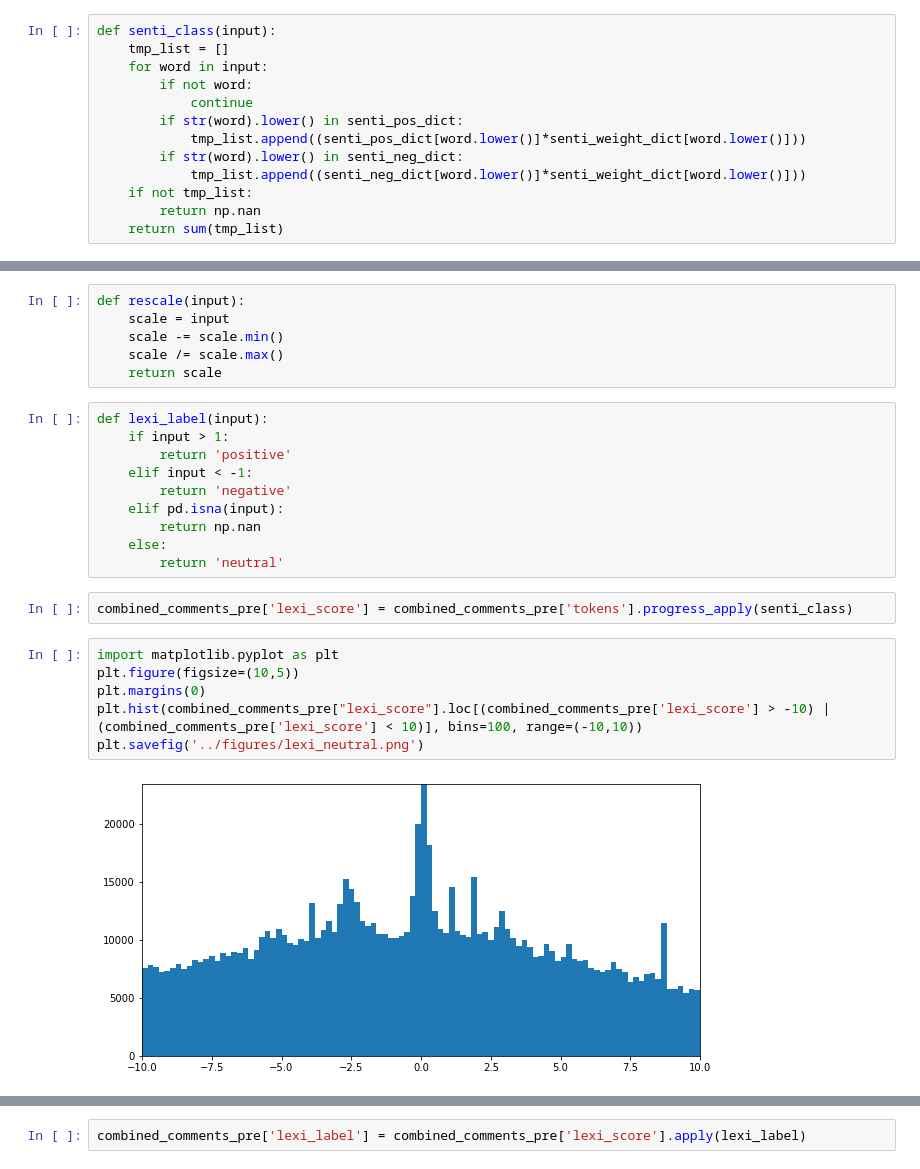
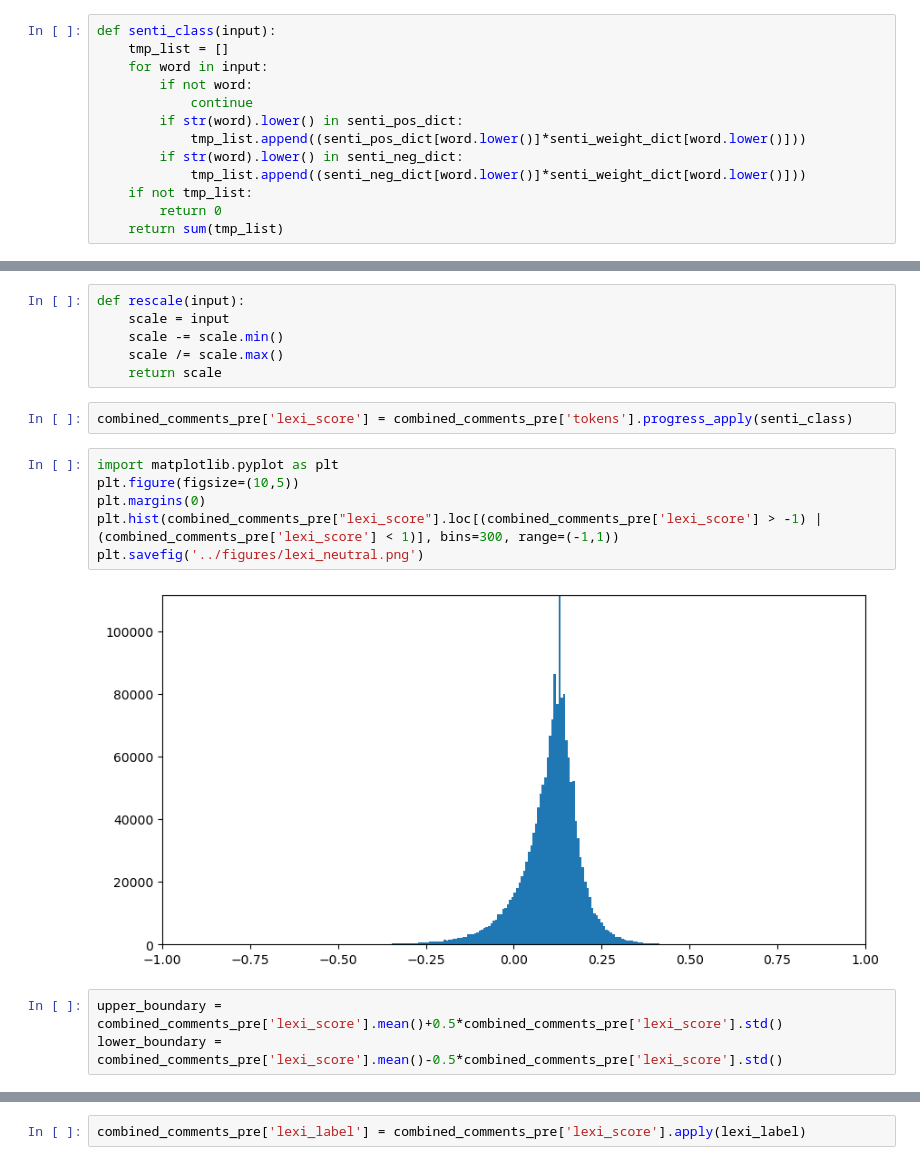
Before and after one commit to RicKrauel/NLP_thesis, a Jupyter notebook: code/sentiment_classification.ipynb, the cells around one changed output, grey strips where cells are left out. Drawn from its saved outputs; the diff is of its cells as text.

```diff
--- a/code/sentiment_classification.ipynb
+++ b/code/sentiment_classification.ipynb
@@ -53,7 +53,7 @@ def senti_class(input):
         if str(word).lower() in senti_neg_dict:
             tmp_list.append((senti_neg_dict[word.lower()]*senti_weight_dict[word.lower()]))
     if not tmp_list:
-        return np.nan
+        return 0
     return sum(tmp_list)
 # %%
 def rescale_neg(input):
@@ -64,23 +64,16 @@ def rescale(input):
     scale -= scale.min()
     scale /= scale.max()
     return scale
-# %%
-def lexi_label(input):
-    if input > 1:
-        return 'positive'
-    elif input < -1:
-        return 'negative'
-    elif pd.isna(input):
-        return np.nan
-    else:
-        return 'neutral'
 # %%
 combined_comments_pre['lexi_score'] = combined_comments_pre['tokens'].progress_apply(senti_class)
 # %%
 import matplotlib.pyplot as plt
 plt.figure(figsize=(10,5))
 plt.margins(0)
-plt.hist(combined_comments_pre["lexi_score"].loc[(combined_comments_pre['lexi_score'] > -10) | (combined_comments_pre['lexi_score'] < 10)], bins=100, range=(-10,10))
+plt.hist(combined_comments_pre["lexi_score"].loc[(combined_comments_pre['lexi_score'] > -1) | (combined_comments_pre['lexi_score'] < 1)], bins=300, range=(-1,1))
 plt.savefig('../figures/lexi_neutral.png')
 # %% [output]
-[figure, old version]
+[figure, new version]
+# %%
+upper_boundary = combined_comments_pre['lexi_score'].mean()+0.5*combined_comments_pre['lexi_score'].std()
+lower_boundary = combined_comments_pre['lexi_score'].mean()-0.5*combined_comments_pre['lexi_score'].std()
```
Also changed, not shown: parts of 16 cells of this notebook, 3 other files.
